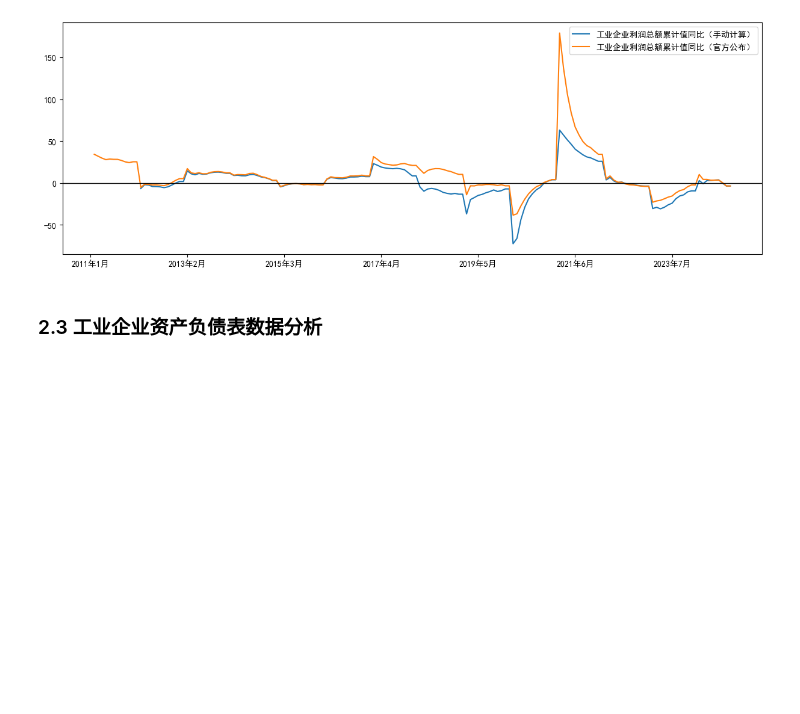
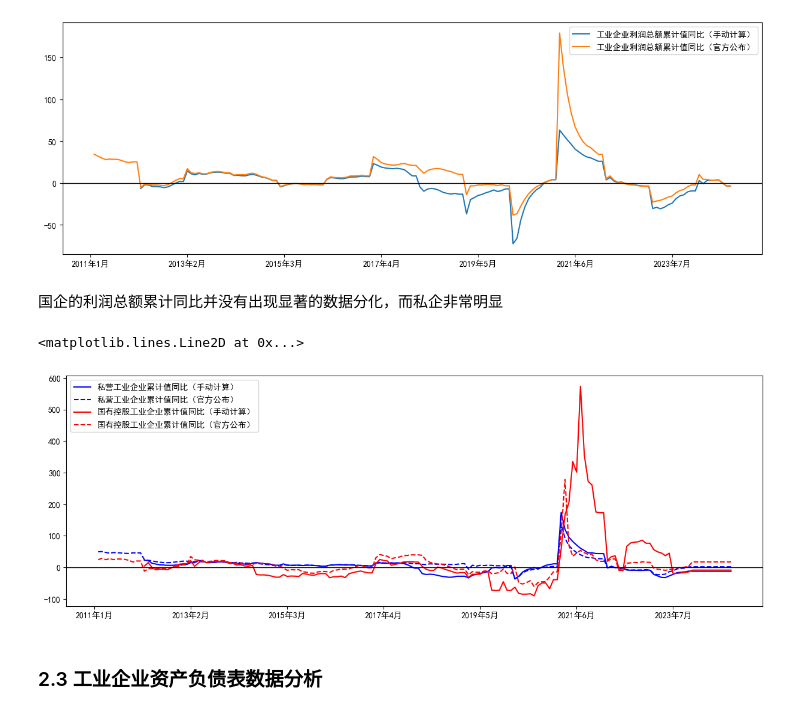
Before and after one commit to kampfer/various-data, a Jupyter notebook: src/researches/jupyter/宏观经济数据分析手册/工业企业财务数据.ipynb, the cells around one changed output. Cells and saved outputs as stored; diff of their text form; code cells hidden in the pictures; blank space fills up the shorter version.

```diff
--- a/src/researches/jupyter/宏观经济数据分析手册/工业企业财务数据.ipynb
+++ b/src/researches/jupyter/宏观经济数据分析手册/工业企业财务数据.ipynb
@@ -71,3 +87,17 @@ profitByCategoriesDf = profitByCategoriesDf.transpose().iloc[::-1]
+# %%
+srqyEconomicDf = ak.macro_china_nbs_nation(
+    kind="月度数据",
+    path="工业>按登记注册类型分工业企业主要经济指标（-2023）>私营工业企业主要经济指标",
+    period="2011-",
+)
+srqyEconomicDf = srqyEconomicDf.transpose().iloc[::-1]
+
+srqyEconomicDf = ak.macro_china_nbs_nation(
+    kind="月度数据",
+    path="工业>按登记注册类型分工业企业主要经济指标（-2023）>私营工业企业主要经济指标",
+    period="2011-",
+)
+srqyEconomicDf = srqyEconomicDf.transpose().iloc[::-1]
 # %% [markdown]
 ### 2.2 工业企业利润数据分析
 
@@ -229,6 +259,47 @@ plt.axhline(0, color='k', linestyle='-', linewidth=1)
 # %% [output]
 <matplotlib.lines.Line2D at 0x...>
 [figure]
+# %% [markdown]
+国企的利润总额累计同比并没有出现显著的数据分化，而私企非常明显
+# %%
+s = (
+    gyqyEconomicDf["国有工业企业利润总额_累计值(亿元)"]
+    / gyqyEconomicDf["国有工业企业利润总额_累计值(亿元)"].shift(12)
+    - 1
+) * 100
+
+s2 = (
+    srqyEconomicDf["私营工业企业利润总额_累计值(亿元)"]
+    / srqyEconomicDf["私营工业企业利润总额_累计值(亿元)"].shift(12)
+    - 1
+) * 100
+
+pd.DataFrame(
+    {
+        "私营工业企业累计值同比（手动计算）": s2.ffill(),
+        "私营工业企业累计值同比（官方公布）": srqyEconomicDf[
+            "私营工业企业利润总额_累计增长(%)"
+        ].ffill(),
+        "国有控股工业企业累计值同比（手动计算）": s.ffill(),
+        "国有控股工业企业累计值同比（官方公布）": gyqyEconomicDf[
+            "国有工业企业利润总额_累计增长(%)"
+        ].ffill(),
+    }
+).plot(
+    figsize=figsize,
+    style={
+        "私营工业企业累计值同比（手动计算）": "b",
+        "私营工业企业累计值同比（官方公布）": "b--",
+        "国有控股工业企业累计值同比（手动计算）": "r",
+        "国有控股工业企业累计值同比（官方公布）": "r--",
+    },
+)
+
+# 零轴
+plt.axhline(0, color="k", linestyle="-", linewidth=1)
+# %% [output]
+<matplotlib.lines.Line2D at 0x...>
+[figure, added]
 # %% [markdown]
 ### 2.3 工业企业资产负债表数据分析
 # %% [markdown]
```
Also changed, not shown: parts of 6 cells of this notebook.
